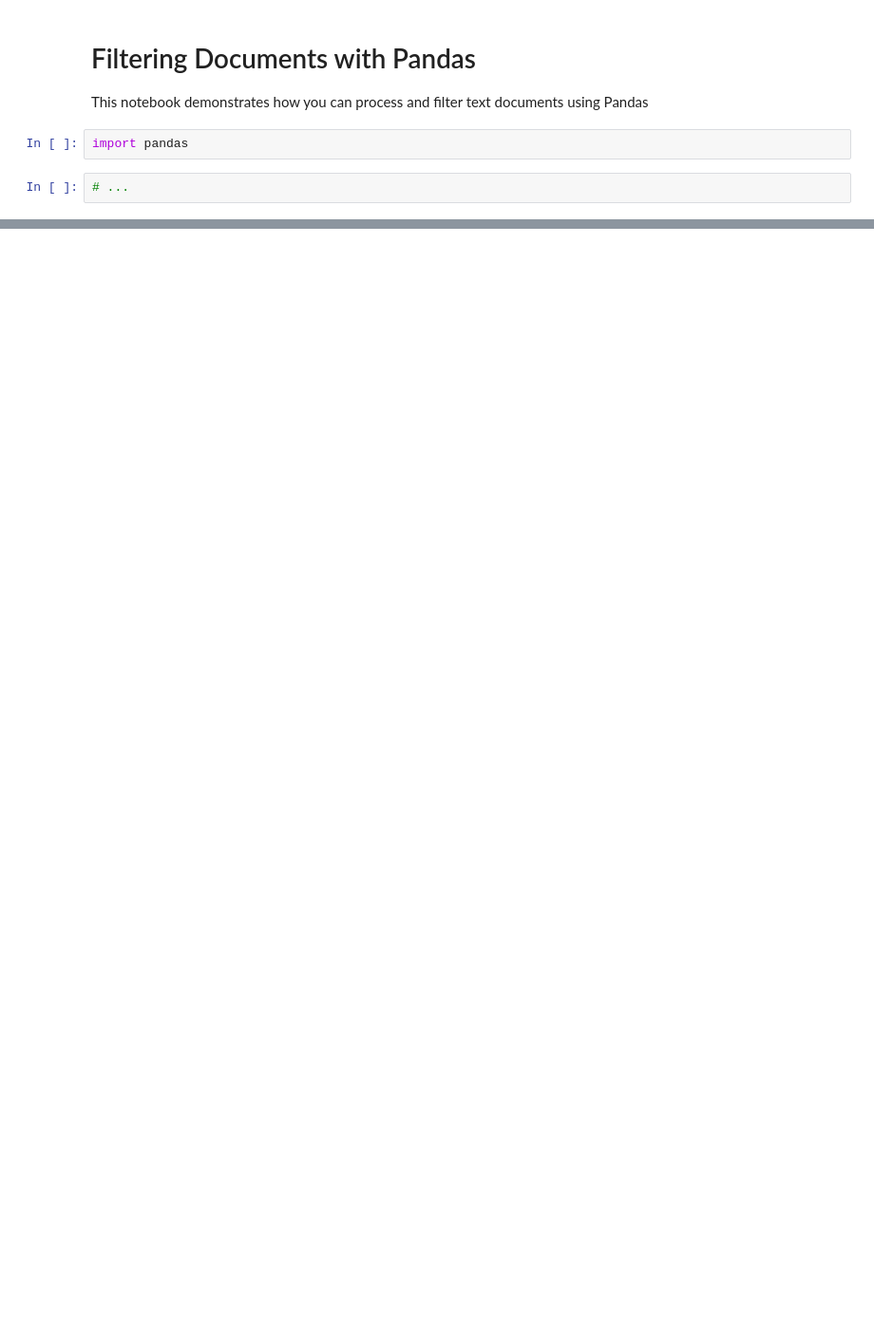
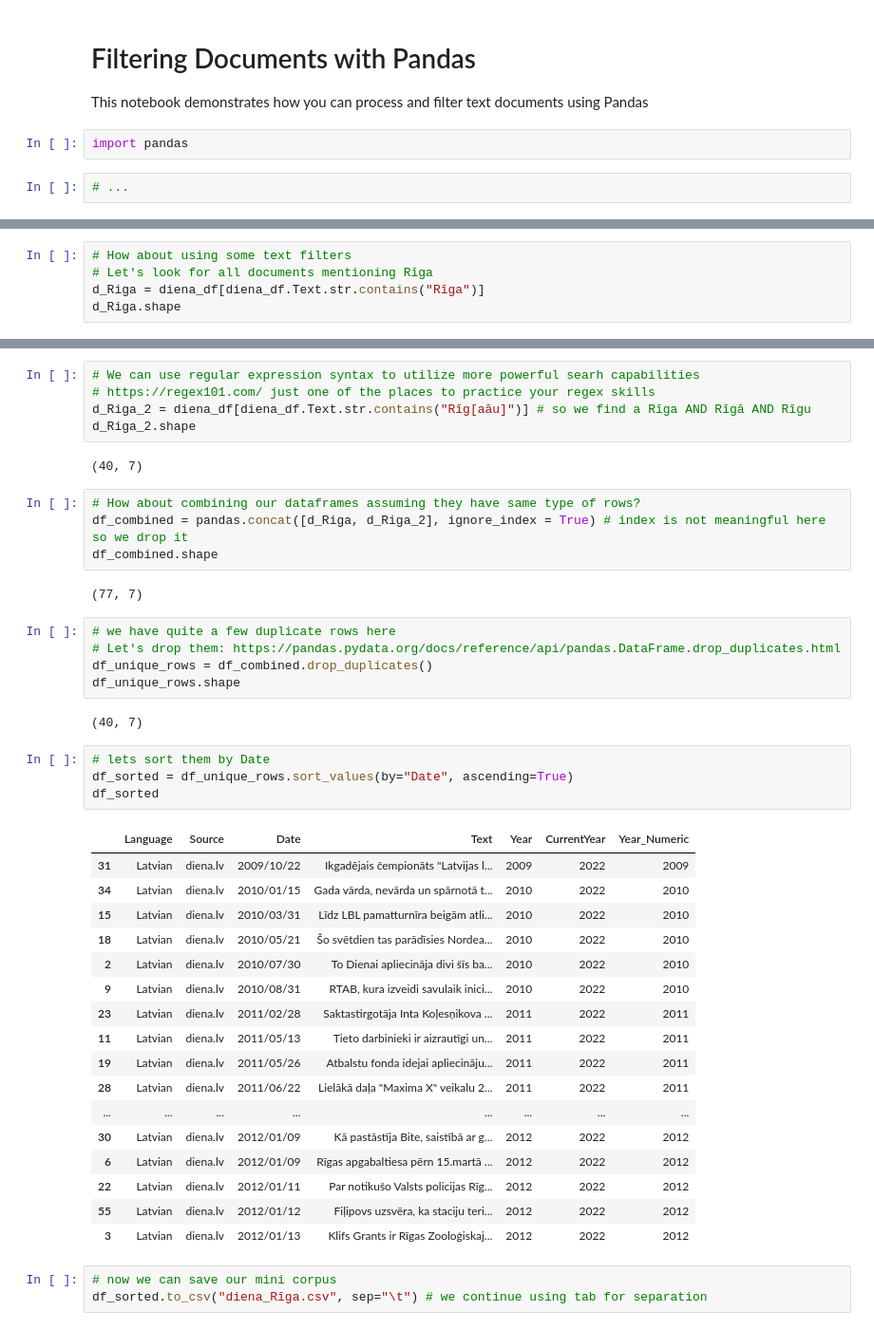
Before and after one commit to ValRCS/BSSDH_22, a Jupyter notebook: notebooks/Filtering Documents with Pandas.ipynb, the cells around one changed output, grey strips where cells are left out. Shown at 95% size. Drawn from its saved outputs; the diff is of its cells as text; blank space fills up the shorter version.

Commit message:
Added Day 1 Part 3 Filtering

```diff
--- a/notebooks/Filtering Documents with Pandas.ipynb
+++ b/notebooks/Filtering Documents with Pandas.ipynb
@@ -28,0 +221,5 @@ df_1
+# %%
+# How about using some text filters
+# Let's look for all documents mentioning Rīga
+d_Riga = diena_df[diena_df.Text.str.contains("Rīga")]
+d_Riga.shape
@@ -28,0 +242,45 @@ df_1
+# %%
+# We can use regular expression syntax to utilize more powerful searh capabilities
+# https://regex101.com/ just one of the places to practice your regex skills
+d_Riga_2 = diena_df[diena_df.Text.str.contains("Rīg[aāu]")] # so we find a Rīga AND Rīgā AND Rīgu
+d_Riga_2.shape
+# %% [output]
+(40, 7)
+# %%
+# How about combining our dataframes assuming they have same type of rows?
+df_combined = pandas.concat([d_Riga, d_Riga_2], ignore_index = True) # index is not meaningful here so we drop it
+df_combined.shape
+# %% [output]
+(77, 7)
+# %%
+# we have quite a few duplicate rows here
+# Let's drop them: https://pandas.pydata.org/docs/reference/api/pandas.DataFrame.drop_duplicates.html
+df_unique_rows = df_combined.drop_duplicates()
+df_unique_rows.shape
+# %% [output]
+(40, 7)
+# %%
+# lets sort them by Date
+df_sorted = df_unique_rows.sort_values(by="Date", ascending=True)
+df_sorted
+# %% [output]
+|  | Language | Source | Date | Text | Year | CurrentYear | Year_Numeric |
+| 31 | Latvian | diena.lv | 2009/10/22 | Ikgadējais čempionāts "Latvijas l... | 2009 | 2022 | 2009 |
+| 34 | Latvian | diena.lv | 2010/01/15 | Gada vārda, nevārda un spārnotā t... | 2010 | 2022 | 2010 |
+| 15 | Latvian | diena.lv | 2010/03/31 | Līdz LBL pamatturnīra beigām atli... | 2010 | 2022 | 2010 |
+| 18 | Latvian | diena.lv | 2010/05/21 | Šo svētdien tas parādīsies Nordea... | 2010 | 2022 | 2010 |
+| 2 | Latvian | diena.lv | 2010/07/30 | To Dienai apliecināja divi šīs ba... | 2010 | 2022 | 2010 |
+| 9 | Latvian | diena.lv | 2010/08/31 | RTAB, kura izveidi savulaik inici... | 2010 | 2022 | 2010 |
+| 23 | Latvian | diena.lv | 2011/02/28 | Saktastirgotāja Inta Koļesņikova ... | 2011 | 2022 | 2011 |
+| 11 | Latvian | diena.lv | 2011/05/13 | Tieto darbinieki ir aizrautīgi un... | 2011 | 2022 | 2011 |
+| 19 | Latvian | diena.lv | 2011/05/26 | Atbalstu fonda idejai apliecināju... | 2011 | 2022 | 2011 |
+| 28 | Latvian | diena.lv | 2011/06/22 | Lielākā daļa "Maxima X" veikalu 2... | 2011 | 2022 | 2011 |
+| ... | ... | ... | ... | ... | ... | ... | ... |
+| 30 | Latvian | diena.lv | 2012/01/09 | Kā pastāstīja Bite, saistībā ar g... | 2012 | 2022 | 2012 |
+| 6 | Latvian | diena.lv | 2012/01/09 | Rīgas apgabaltiesa pērn 15.martā ... | 2012 | 2022 | 2012 |
+| 22 | Latvian | diena.lv | 2012/01/11 | Par notikušo Valsts policijas Rīg... | 2012 | 2022 | 2012 |
+| 55 | Latvian | diena.lv | 2012/01/12 | Fiļipovs uzsvēra, ka staciju teri... | 2012 | 2022 | 2012 |
+| 3 | Latvian | diena.lv | 2012/01/13 | Klifs Grants ir Rīgas Zooloģiskaj... | 2012 | 2022 | 2012 |
+# %%
+# now we can save our mini corpus
+df_sorted.to_csv("diena_Rīga.csv", sep="\t") # we continue using tab for separation
```
Also changed, not shown: parts of 28 cells of this notebook.
